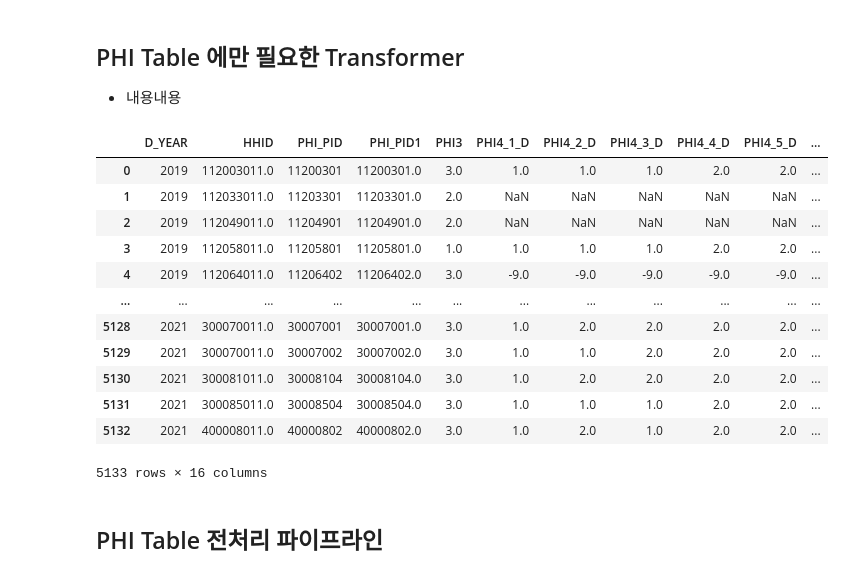
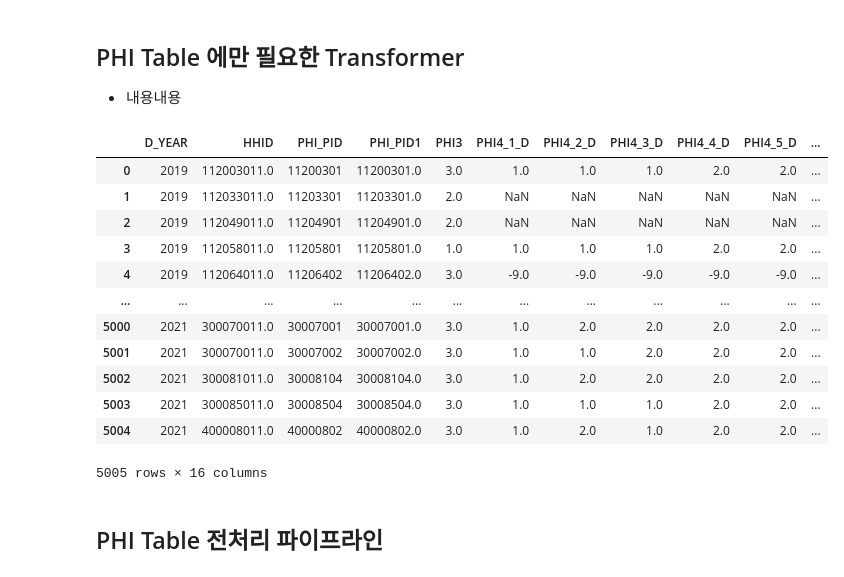
Before and after one commit to skqorrla/HK-M-Project, a Jupyter notebook: 01_Preprocessing_Pipeline_Encoded.ipynb, the cells around one changed output. Drawn from its saved outputs; the diff is of its cells as text; code cells hidden in the pictures.

```diff
--- a/01_Preprocessing_Pipeline.ipynb
+++ b/01_Preprocessing_Pipeline_Encoded.ipynb
@@ -699,30 +745,30 @@ class PHITableTransformer(BaseEstimator, TransformerMixin):
 # %%
 columns_phi = "HHID,PHI_PID,PHI_PID1,PHI3,PHI4_1_D,PHI4_2_D,PHI4_3_D,PHI4_4_D,PHI4_5_D,PHI4_6_D,PHI4_7_D,PHI4_8_D,PHI5,PHI6,PHR3"
 
 query = f"""SELECT 2019 AS D_YEAR, {columns_phi} FROM raw_a_phi
-            WHERE PHR1 = 1
+            WHERE PHR2 = 1
             UNION ALL
             SELECT 2020 AS D_YEAR, {columns_phi} FROM raw_b_phi
-            WHERE PHR1 = 1
+            WHERE PHR2 = 1
             UNION ALL
             SELECT 2021 AS D_YEAR, {columns_phi} FROM raw_c_phi
-            WHERE PHR1 = 1"""
+            WHERE PHR2 = 1"""
 phi = get_data_from_db(query)
 phi
 # %% [output]
 |  | D_YEAR | HHID | PHI_PID | PHI_PID1 | PHI3 | PHI4_1_D | PHI4_2_D | PHI4_3_D | PHI4_4_D | PHI4_5_D | ... |
 | 0 | 2019 | 112003011.0 | 11200301 | 11200301.0 | 3.0 | 1.0 | 1.0 | 1.0 | 2.0 | 2.0 | ... |
 | 1 | 2019 | 112033011.0 | 11203301 | 11203301.0 | 2.0 | NaN | NaN | NaN | NaN | NaN | ... |
 | 2 | 2019 | 112049011.0 | 11204901 | 11204901.0 | 2.0 | NaN | NaN | NaN | NaN | NaN | ... |
 | 3 | 2019 | 112058011.0 | 11205801 | 11205801.0 | 1.0 | 1.0 | 1.0 | 1.0 | 2.0 | 2.0 | ... |
 | 4 | 2019 | 112064011.0 | 11206402 | 11206402.0 | 3.0 | -9.0 | -9.0 | -9.0 | -9.0 | -9.0 | ... |
 | ... | ... | ... | ... | ... | ... | ... | ... | ... | ... | ... | ... |
-| 5128 | 2021 | 300070011.0 | 30007001 | 30007001.0 | 3.0 | 1.0 | 2.0 | 2.0 | 2.0 | 2.0 | ... |
-| 5129 | 2021 | 300070011.0 | 30007002 | 30007002.0 | 3.0 | 1.0 | 1.0 | 2.0 | 2.0 | 2.0 | ... |
-| 5130 | 2021 | 300081011.0 | 30008104 | 30008104.0 | 3.0 | 1.0 | 2.0 | 2.0 | 2.0 | 2.0 | ... |
-| 5131 | 2021 | 300085011.0 | 30008504 | 30008504.0 | 3.0 | 1.0 | 1.0 | 1.0 | 2.0 | 2.0 | ... |
-| 5132 | 2021 | 400008011.0 | 40000802 | 40000802.0 | 3.0 | 1.0 | 2.0 | 1.0 | 2.0 | 2.0 | ... |
+| 5000 | 2021 | 300070011.0 | 30007001 | 30007001.0 | 3.0 | 1.0 | 2.0 | 2.0 | 2.0 | 2.0 | ... |
+| 5001 | 2021 | 300070011.0 | 30007002 | 30007002.0 | 3.0 | 1.0 | 1.0 | 2.0 | 2.0 | 2.0 | ... |
+| 5002 | 2021 | 300081011.0 | 30008104 | 30008104.0 | 3.0 | 1.0 | 2.0 | 2.0 | 2.0 | 2.0 | ... |
+| 5003 | 2021 | 300085011.0 | 30008504 | 30008504.0 | 3.0 | 1.0 | 1.0 | 1.0 | 2.0 | 2.0 | ... |
+| 5004 | 2021 | 400008011.0 | 40000802 | 40000802.0 | 3.0 | 1.0 | 2.0 | 1.0 | 2.0 | 2.0 | ... |
-5133 rows × 16 columns
+5005 rows × 16 columns
 # %% [markdown]
 ## PHI Table 전처리 파이프라인
 # %%
```
Also changed, not shown: parts of 21 cells of this notebook, 3 other files.
